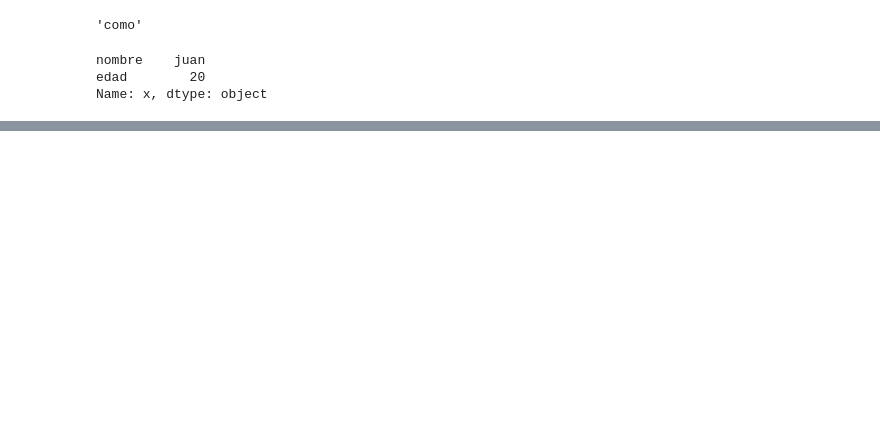
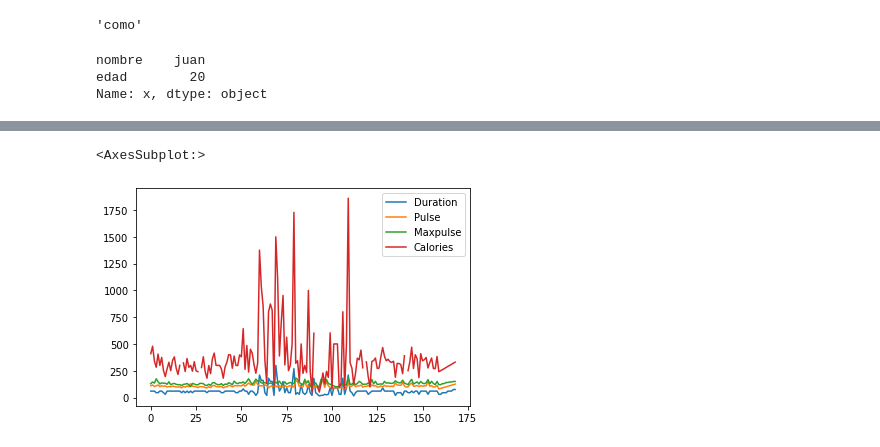
Before and after one commit to jeiriz/python-data, a Jupyter notebook: Jupyter/Test.ipynb, the cells around one changed output, grey strips where cells are left out. Cells and saved outputs as stored; diff of their text form; code cells hidden in the pictures; blank space fills up the shorter version.

```diff
--- a/Jupyter/Test.ipynb
+++ b/Jupyter/Test.ipynb
@@ -61,0 +226,3 @@ memory usage: 752.0+ bytes
+# %%
+df = pd.read_csv('data.csv')
+df
@@ -61,0 +257,8 @@ memory usage: 752.0+ bytes
+# %%
+# Se esta libreria que permite graficar las correlaciones y visualizarlo
+import matplotlib.pyplot as plt
+
+df.plot()
+# %% [output]
+<AxesSubplot:>
+[figure, added]
```
Also changed, not shown: parts of 19 cells of this notebook, 3 other files.
